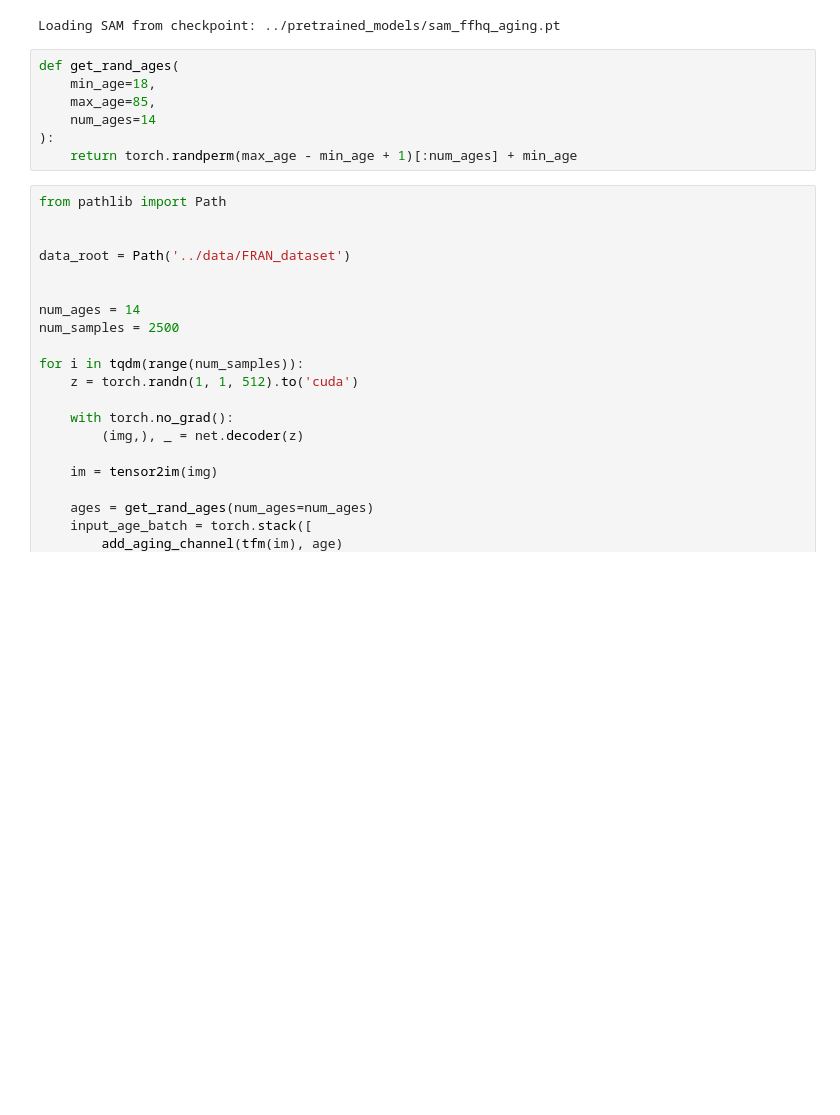
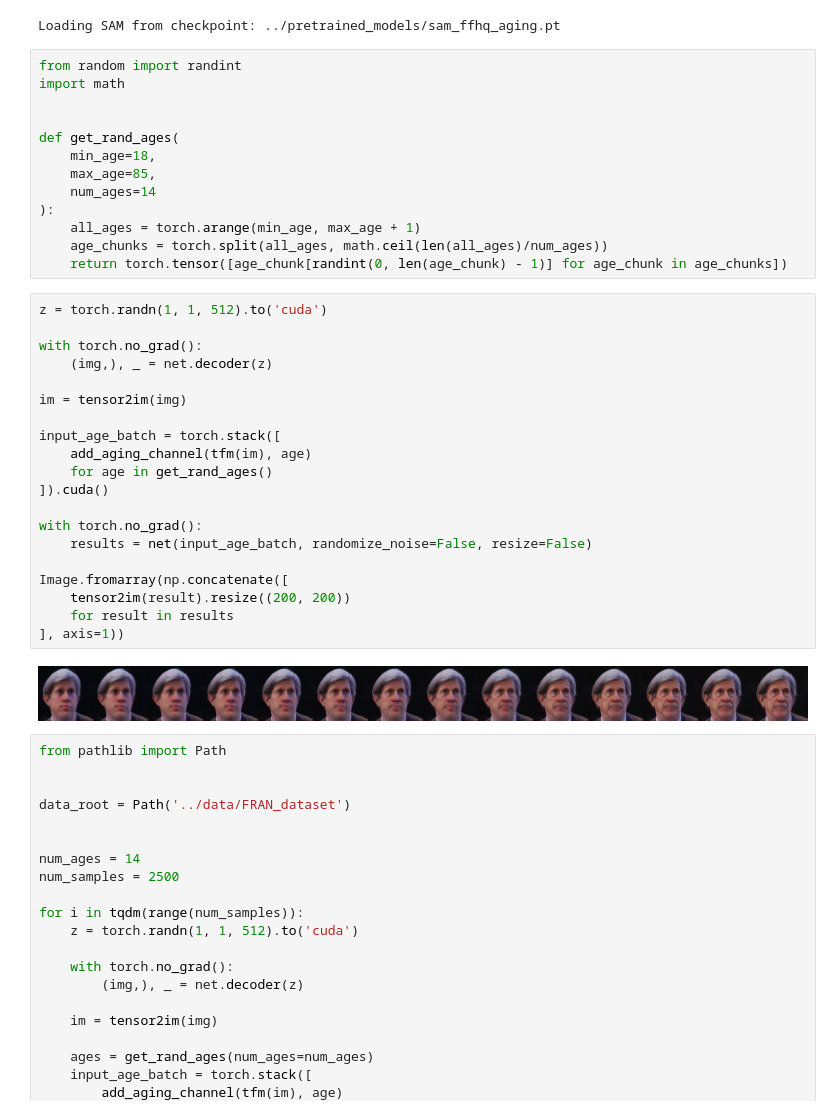
Before and after one commit to florisdf/fran, a Jupyter notebook: notebooks/01_generate_FRAN_dataset.ipynb, the cells around one changed output. Saved outputs shown, nothing was run; the diff lists cells and outputs as text; blank space fills up the shorter version.

Commit message:
Generate FRAN dataset by sampling from age chunks

```diff
--- a/notebooks/01_generate_FRAN_dataset.ipynb
+++ b/notebooks/01_generate_FRAN_dataset.ipynb
@@ -30,12 +30,40 @@ net = pSp(opts).eval().cuda()
 # %% [output]
 Loading SAM from checkpoint: ../pretrained_models/sam_ffhq_aging.pt
 # %%
+from random import randint
+import math
+
+
 def get_rand_ages(
     min_age=18,
     max_age=85,
     num_ages=14
 ):
-    return torch.randperm(max_age - min_age + 1)[:num_ages] + min_age
+    all_ages = torch.arange(min_age, max_age + 1)
+    age_chunks = torch.split(all_ages, math.ceil(len(all_ages)/num_ages))
+    return torch.tensor([age_chunk[randint(0, len(age_chunk) - 1)] for age_chunk in age_chunks])
+# %%
+z = torch.randn(1, 1, 512).to('cuda')
+
+with torch.no_grad():
+    (img,), _ = net.decoder(z)
+
+im = tensor2im(img)
+
+input_age_batch = torch.stack([
+    add_aging_channel(tfm(im), age)
+    for age in get_rand_ages()
+]).cuda()
+
+with torch.no_grad():
+    results = net(input_age_batch, randomize_noise=False, resize=False)
+
+Image.fromarray(np.concatenate([
+    tensor2im(result).resize((200, 200))
+    for result in results
+], axis=1))
+# %% [output]
+[figure, added]
 # %%
 from pathlib import Path
 
```
Also changed, not shown: 2 other files.
